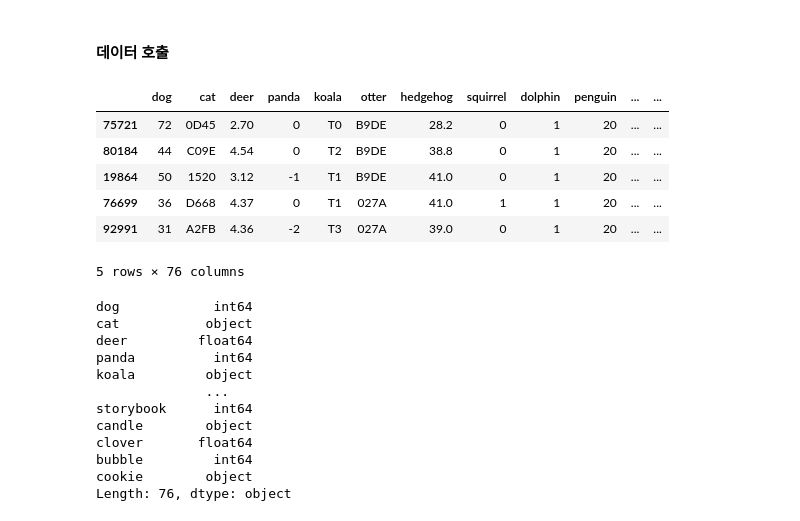
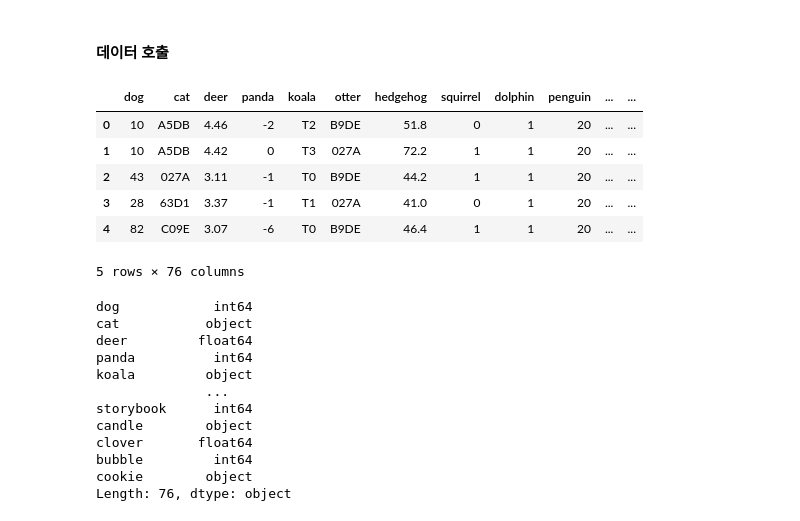
Before and after one commit to OREYH/DenseClus, a Jupyter notebook: Clustering_MostAI.ipynb, the cells around one changed output. Drawn from its saved outputs; the diff is of its cells as text; code cells hidden in the pictures.

```diff
--- a/Clustering_MostAI.ipynb
+++ b/Clustering_MostAI.ipynb
@@ -44,25 +44,25 @@ sns.set(rc={"figure.figsize": (10, 8)})
 # %%
 SEED = 42
 np.random.seed(SEED)  # set the random seed as best we can
 
 data_path = './data/flat-training.csv'
 
 df = pd.read_csv(data_path)
 
 # 결측치가 하나라도 있는 열을 제거
 df = df.dropna(axis=1)
 
 # random sampling 진행
-df = df.sample(n=20000, random_state=SEED)
+#df = df.sample(n=20000, random_state=SEED)
 
 df.head(5)
 # %% [output]
 |  | dog | cat | deer | panda | koala | otter | hedgehog | squirrel | dolphin | penguin | ... | ... |
-| 75721 | 72 | 0D45 | 2.70 | 0 | T0 | B9DE | 28.2 | 0 | 1 | 20 | ... | ... |
-| 80184 | 44 | C09E | 4.54 | 0 | T2 | B9DE | 38.8 | 0 | 1 | 20 | ... | ... |
-| 19864 | 50 | 1520 | 3.12 | -1 | T1 | B9DE | 41.0 | 0 | 1 | 20 | ... | ... |
-| 76699 | 36 | D668 | 4.37 | 0 | T1 | 027A | 41.0 | 1 | 1 | 20 | ... | ... |
-| 92991 | 31 | A2FB | 4.36 | -2 | T3 | 027A | 39.0 | 0 | 1 | 20 | ... | ... |
+| 0 | 10 | A5DB | 4.46 | -2 | T2 | B9DE | 51.8 | 0 | 1 | 20 | ... | ... |
+| 1 | 10 | A5DB | 4.42 | 0 | T3 | 027A | 72.2 | 1 | 1 | 20 | ... | ... |
+| 2 | 43 | 027A | 3.11 | -1 | T0 | B9DE | 44.2 | 1 | 1 | 20 | ... | ... |
+| 3 | 28 | 63D1 | 3.37 | -1 | T1 | 027A | 41.0 | 0 | 1 | 20 | ... | ... |
+| 4 | 82 | C09E | 3.07 | -6 | T0 | B9DE | 46.4 | 1 | 1 | 20 | ... | ... |
 5 rows × 76 columns
 # %%
 df.dtypes
```
Also changed, not shown: parts of 13 cells of this notebook, 1 other file.
